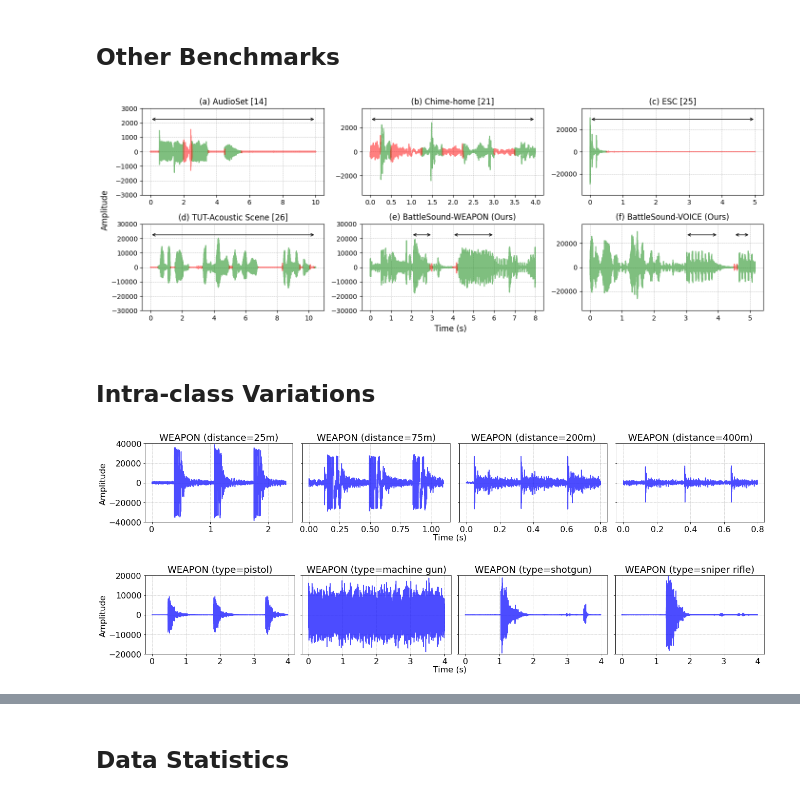
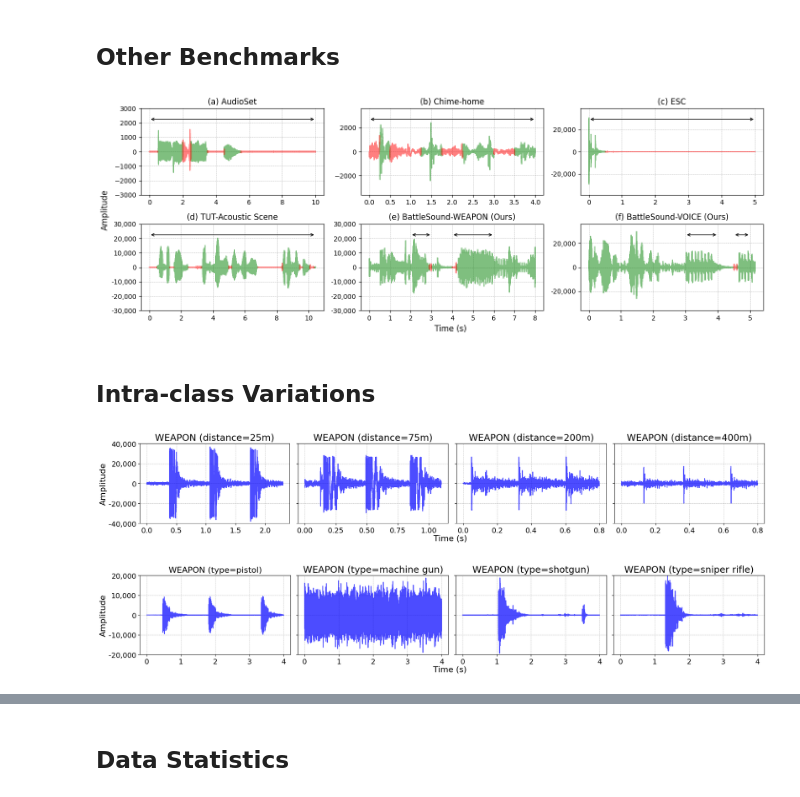
Before and after one commit to gist-ailab/BattleSound, a Jupyter notebook: visualize/main_figure.ipynb, the cells around one changed output, grey strips where cells are left out. Drawn from its saved outputs; the diff is of its cells as text; code cells hidden in the pictures.

Commit message:
feat: fix figure for final copy

```diff
--- a/visualize/main_figure.ipynb
+++ b/visualize/main_figure.ipynb
@@ -83,7 +83,7 @@ ax = axes.flatten()[0]
 ax.plot(t, b, 'g', alpha=0.5)
 ax.plot(t, n, 'r', alpha=0.5)
 ax.grid(True, linewidth= 0.5, linestyle="--")
-ax.set_title('(a) AudioSet [14]')
+ax.set_title('(a) AudioSet')
 ylim = 0.1 * 30000
 ax.set_ylim(-ylim, ylim)
 ax.annotate("", xy=(len(wav)/sr, ylim*0.75), xytext=(0., ylim*0.75), arrowprops=dict(arrowstyle="<->"))
@@ -104,7 +104,7 @@ ax = axes.flatten()[1]
 ax.plot(t, b, 'g', alpha=0.5)
 ax.plot(t, n, 'r', alpha=0.5)
 ax.grid(True, linewidth= 0.5, linestyle="--")
-ax.set_title('(b) Chime-home [21]')
+ax.set_title('(b) Chime-home')
 ylim = 0.12 * 30000
 ax.set_ylim(-ylim, ylim)
 ax.annotate("", xy=(len(wav)/sr, 0.75 * ylim), xytext=(0., 0.75 * ylim), arrowprops=dict(arrowstyle="<->"))
@@ -124,7 +124,10 @@ ax = axes.flatten()[2]
 ax.plot(t, b, 'g', alpha=0.5)
 ax.plot(t, n, 'r', alpha=0.5)
 ax.grid(True, linewidth= 0.5, linestyle="--")
-ax.set_title('(c) ESC [25]')
+ax.set_title('(c) ESC')
+ax.set_yticks([-20000, 0, 20000])
+ax.set_yticklabels(["-20,000", "0", "20,000"])
+
 ylim = 1.3 * 30000
 ax.set_ylim(-ylim, ylim)
 ax.annotate("", xy=(len(wav)/sr, ylim * 0.75), xytext=(0., ylim * 0.75), arrowprops=dict(arrowstyle="<->"))
@@ -144,10 +147,13 @@ ax = axes.flatten()[3]
 ax.plot(t, b, 'g', alpha=0.5)
 ax.plot(t, n, 'r', alpha=0.5)
 ax.grid(True, linewidth= 0.5, linestyle="--")
-ax.set_title('(d) TUT-Acoustic Scene [26]')
+ax.set_title('(d) TUT-Acoustic Scene')
 ylim = 1.0 * 30000
 ax.set_ylim(-ylim, ylim)
 ax.annotate("", xy=(len(wav)/sr, 0.75 * ylim), xytext=(0., 0.75 * ylim), arrowprops=dict(arrowstyle="<->"))
+
+ax.set_yticks([-30000, -20000, -10000, 0, 10000, 20000, 30000])
+ax.set_yticklabels(["-30,000", "-20,000", "-10,000", "0", "10,000", "20,000", "30,000"])
 
 ax.set_xticks([0,1,2,3,4,5])
 # Set the tick labels
@@ -176,6 +182,10 @@ ax.grid(True, linewidth= 0.5, linestyle="--")
 ax.set_title('(e) BattleSound-WEAPON (Ours)')
 ylim = 1.0 * 30000
 ax.set_ylim(-ylim, ylim)
+
+ax.set_yticks([-30000, -20000, -10000, 0, 10000, 20000, 30000])
+ax.set_yticklabels(["-30,000", "-20,000", "-10,000", "0", "10,000", "20,000", "30,000"])
+
 ax.annotate("", xy=(3.0, ylim * 0.75), xytext=(2.0, ylim * 0.75), arrowprops=dict(arrowstyle="<->"))
 ax.annotate("", xy=(6.0, ylim * 0.75), xytext=(4.0, ylim * 0.75), arrowprops=dict(arrowstyle="<->"))
 
@@ -197,6 +207,9 @@ ax.plot(t, n, 'r', alpha=0.5)
 ax.grid(True, linewidth= 0.5, linestyle="--")
 ax.set_title('(f) BattleSound-VOICE (Ours)')
 
+ax.set_yticks([-20000, 0, 20000])
+ax.set_yticklabels(["-20,000", "0", "20,000"])
+
 ylim = 1.2 * 30000
 ax.set_ylim(-ylim, ylim)
 ax.annotate("", xy=(4.0, ylim * 0.75), xytext=(3.0, ylim * 0.75), arrowprops=dict(arrowstyle="<->"))
@@ -209,7 +222,7 @@ fig.text(-0.005, 0.5, 'Amplitude', va='center', rotation='vertical', fontsize=12
 
 plt.tight_layout()
 # %% [output]
-[figure, old version]
+[figure, new version]
 # %% [markdown]
 ## Intra-class Variations
 # %%
@@ -243,8 +256,13 @@ ax.plot(t4, wav_4, color=color, alpha=alpha)
 ax.grid(True, linewidth= 0.5, linestyle="--")
 ax.set_ylim(-40000, 40000)
 ax.set_title('WEAPON (distance=25m)', fontsize=18)
-ax.xaxis.set_tick_params(labelsize=16)
-ax.yaxis.set_tick_params(labelsize=16)
+
+ax.set_yticks([-40000, -20000, 0, 20000, 40000])
+ax.set_yticklabels(["-40,000", "-20,000", "0", "20,000", "40,000"])
+
+ax.xaxis.set_tick_params(labelsize=14)
+ax.yaxis.set_tick_params(labelsize=14)
+
 
 start = 48
 wav_4 = wav[int(start* sr) : int((start+1.1) * sr)] * 0.8
@@ -256,45 +274,45 @@ ax.grid(True, linewidth= 0.5, linestyle="--")
 ax.set_ylim(-40000, 40000)
 ax.set_yticklabels([])
 ax.set_title('WEAPON (distance=75m)', fontsize=18)
-ax.xaxis.set_tick_params(labelsize=16)
-ax.yaxis.set_tick_params(labelsize=16)
+ax.xaxis.set_tick_params(labelsize=14)
+ax.yaxis.set_tick_params(labelsize=14)
 
 start = 93.8
 wav_4 = wav[int(start* sr) : int((start+0.8) * sr)] * 0.8
 t4 = np.array(list(range(0, len(wav_4)))) / sr
 
 ax = axes.flatten()[2]
 ax.plot(t4, wav_4, color=color, alpha=alpha)
 ax.grid(True, linewidth= 0.5, linestyle="--")
 ax.set_ylim(-40000, 40000)
 ax.set_yticklabels([])
 ax.set_title('WEAPON (distance=200m)', fontsize=18)
-ax.xaxis.set_tick_params(labelsize=16)
-ax.yaxis.set_tick_params(labelsize=16)
+ax.xaxis.set_tick_params(labelsize=14)
+ax.yaxis.set_tick_params(labelsize=14)
 
 start = 116
 wav_4 = wav[int(start* sr) : int((start+0.8) * sr)] * 0.6
 t4 = np.array(list(range(0, len(wav_4)))) / sr
 
 ax = axes.flatten()[3]
 ax.plot(t4, wav_4, color=color, alpha=alpha)
 ax.grid(True, linewidth= 0.5, linestyle="--")
 ax.set_ylim(-40000, 40000)
 ax.set_yticklabels([])
 ax.set_title('WEAPON (distance=400m)', fontsize=18)
-ax.xaxis.set_tick_params(labelsize=16)
-ax.yaxis.set_tick_params(labelsize=16)
+ax.xaxis.set_tick_params(labelsize=14)
+ax.yaxis.set_tick_params(labelsize=14)
 
 # Total
 fig.set_facecolor('w')
 fig.text(0.5+0.02, -0.01, 'Time (s)', ha='center', fontsize=16)
 fig.text(-0.005, 0.5, 'Amplitude', va='center', rotation='vertical', fontsize=16)
 
 # Total Axis
 # fig.text(0.5+0.02, -0.04, '(a) WEAPON sound depending on the distance', ha='center', fontsize=12)
 plt.tight_layout()
 # %% [output]
-[figure, old version]
+[figure, new version]
 # %%
 import matplotlib.pyplot as plt
 import numpy as np
@@ -324,9 +342,13 @@ ax = axes.flatten()[0]
 ax.plot(t4, wav_4, color=color, alpha=alpha)
 ax.grid(True, linewidth= 0.5, linestyle="--")
 ax.set_ylim(-20000, 20000)
-ax.set_title('WEAPON (type=pistol)', fontsize=18)
-ax.xaxis.set_tick_params(labelsize=16)
-ax.yaxis.set_tick_params(labelsize=16)
+ax.set_title('WEAPON (type=pistol)', fontsize=16)
+
+ax.set_yticks([-20000, -10000, 0, 10000, 20000])
+ax.set_yticklabels(["-20,000", "-10,000", "0", "10,000", "20,000"])
+
+ax.xaxis.set_tick_params(labelsize=14)
+ax.yaxis.set_tick_params(labelsize=14)
 
 # Kind 2
 start = 6 * 60 + 8
@@ -339,8 +361,8 @@ ax.grid(True, linewidth= 0.5, linestyle="--")
 ax.set_yticklabels([])
 ax.set_ylim(-20000, 20000)
 ax.set_title('WEAPON (type=machine gun)', fontsize=18)
-ax.xaxis.set_tick_params(labelsize=16)
-ax.yaxis.set_tick_params(labelsize=16)
+ax.xaxis.set_tick_params(labelsize=14)
+ax.yaxis.set_tick_params(labelsize=14)
 
 # Kind 3
 start = 22 * 60 + 56
@@ -353,8 +375,8 @@ ax.grid(True, linewidth= 0.5, linestyle="--")
 ax.set_yticklabels([])
 ax.set_ylim(-20000, 20000)
 ax.set_title('WEAPON (type=shotgun)', fontsize=18)
-ax.xaxis.set_tick_params(labelsize=16)
-ax.yaxis.set_tick_params(labelsize=16)
+ax.xaxis.set_tick_params(labelsize=14)
+ax.yaxis.set_tick_params(labelsize=14)
 
 # Kind 4
 start = 14 * 60 + 6
@@ -367,8 +389,8 @@ ax.grid(True, linewidth= 0.5, linestyle="--")
 ax.set_yticklabels([])
 ax.set_ylim(-20000, 20000)
 ax.set_title('WEAPON (type=sniper rifle)', fontsize=18)
-ax.xaxis.set_tick_params(labelsize=16)
-ax.yaxis.set_tick_params(labelsize=16)
+ax.xaxis.set_tick_params(labelsize=14)
+ax.yaxis.set_tick_params(labelsize=14)
 
 # Total
 fig.set_facecolor('w')
@@ -379,7 +401,7 @@ fig.text(-0.005, 0.5, 'Amplitude', va='center', rotation='vertical', fontsize=16
 # fig.text(0.5+0.02, -0.04, '(a) WEAPON sound depending on the distance', ha='center', fontsize=12)
 plt.tight_layout()
 # %% [output]
-[figure, old version]
+[figure, new version]
 # %%
 import matplotlib.pyplot as plt
 import numpy as np
```
Also changed, not shown: parts of 6 cells of this notebook.
